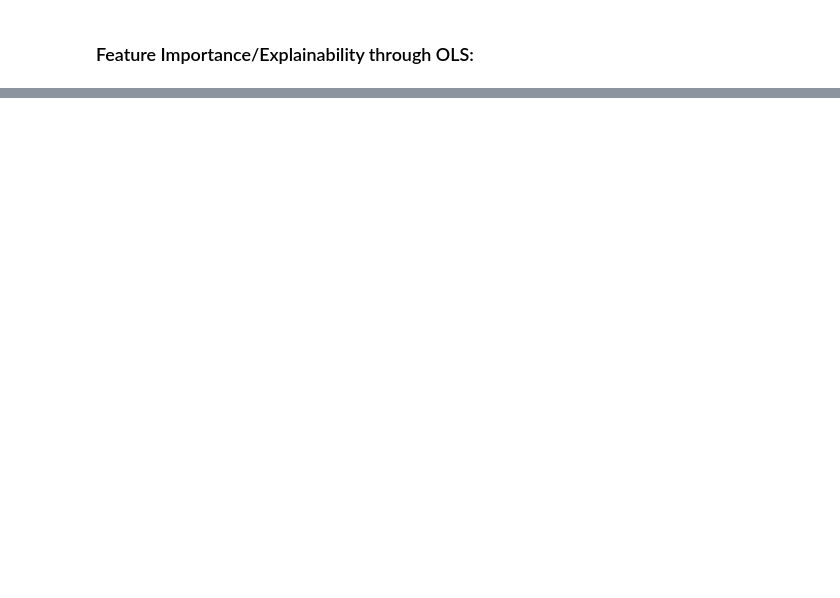
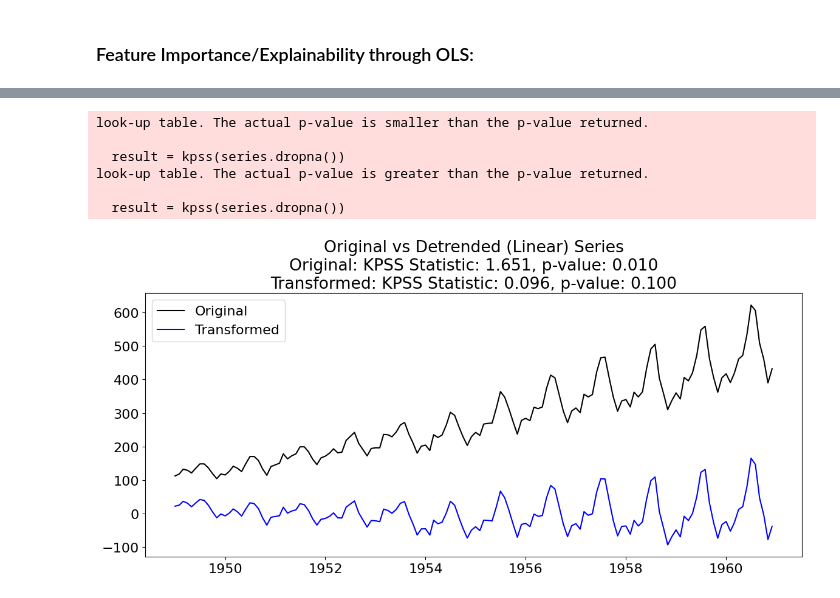
Before and after one commit to Brenden-Dean-Perry/TimeSeriesWithPyTorch, a Jupyter notebook: src/Notebooks/Chapter_2_TheChallengeOfTimeSeries.ipynb, the cells around one changed output, grey strips where cells are left out. Cells and saved outputs as stored; diff of their text form; code cells hidden in the pictures; blank space fills up the shorter version.

```diff
--- a/src/Notebooks/Chapter_2_TheChallengeOfTimeSeries.ipynb
+++ b/src/Notebooks/Chapter_2_TheChallengeOfTimeSeries.ipynb
@@ -437,0 +514,15 @@ NameError: name 'plot_acf' is not defined
+# %%
+from scipy import stats
+from scipy import signal
+
+diff_series = bc_detrend_series = pd.Series(signal.detrend(series.values.flatten()),
+index=series.index)
+plot_transformation(series, diff_series, 'Original vs Detrended (Linear) Series')
+# %% [output]
+look-up table. The actual p-value is smaller than the p-value returned.
+
+  result = kpss(series.dropna())
+look-up table. The actual p-value is greater than the p-value returned.
+
+  result = kpss(series.dropna())
+[figure, added]
```
Also changed, not shown: parts of 17 cells of this notebook, 5 other files.
